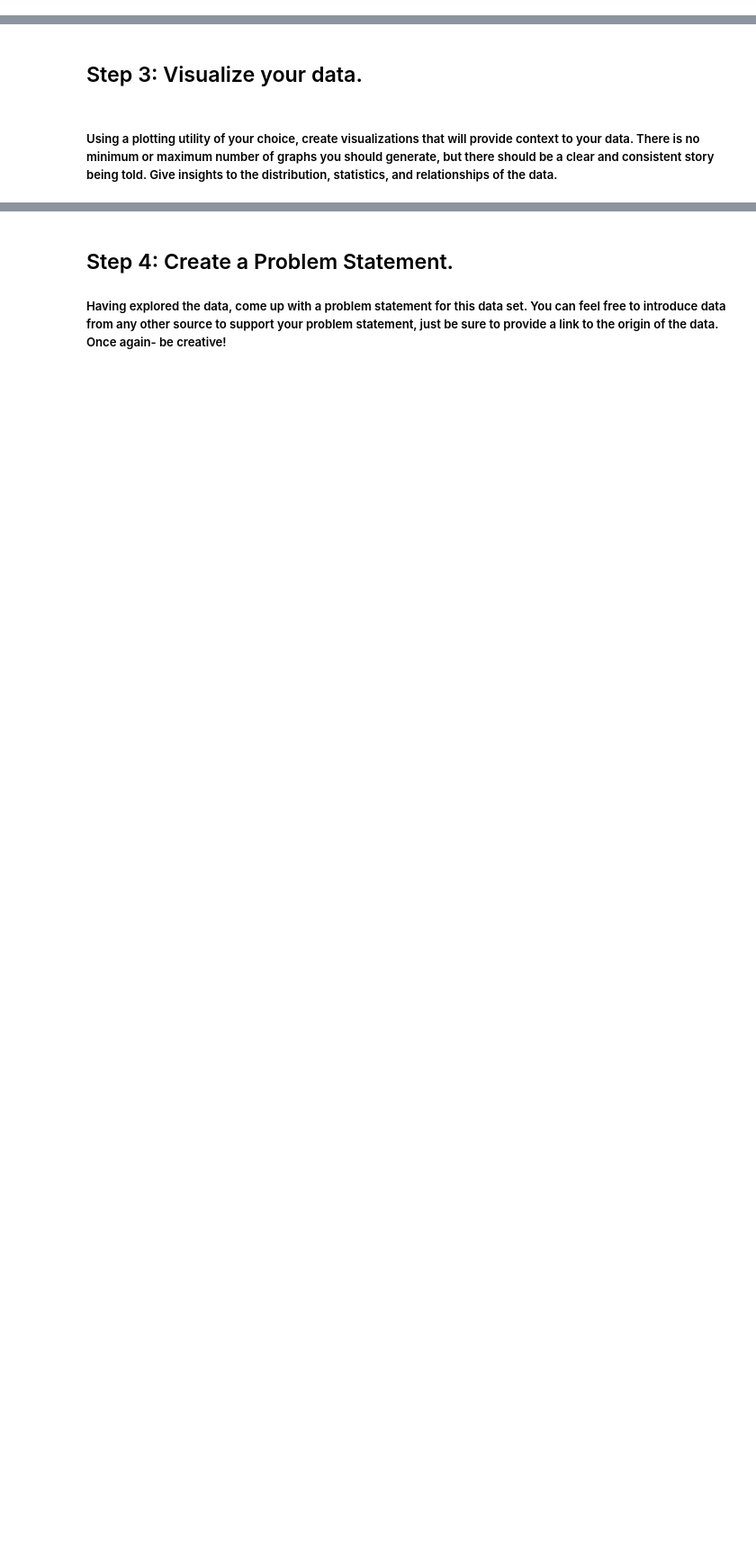
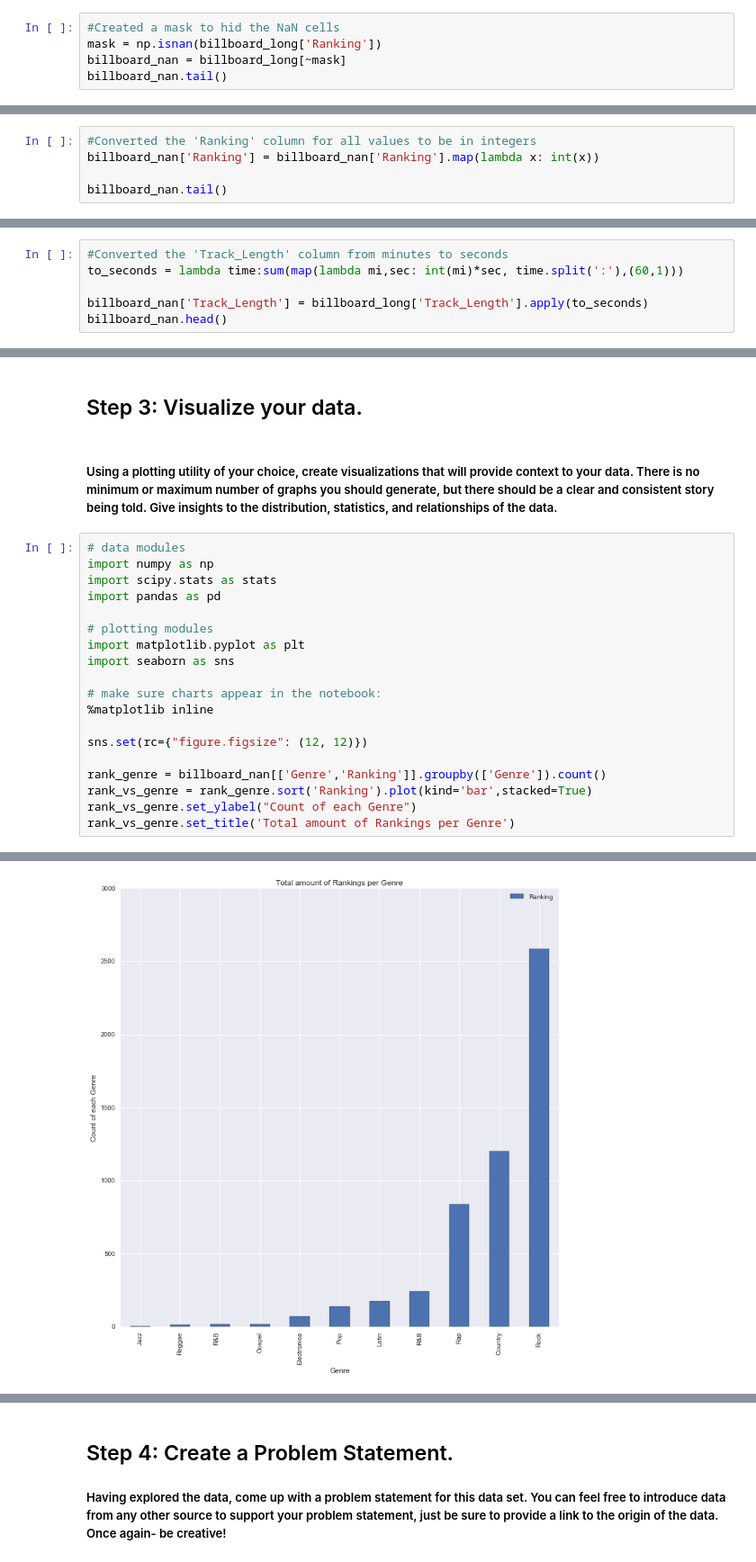
Before and after one commit to jrcmalunay/DSI-SF-1-JRCMALUNAY, a Jupyter notebook: projects/project-02/starter-code/project_2.ipynb, the cells around one changed output, grey strips where cells are left out. Shown: that part at 90% size. Saved outputs shown, nothing was run; the diff lists cells and outputs as text; blank space fills up the shorter version.

```diff
--- a/projects/project-02/starter-code/project_2.ipynb
+++ b/projects/project-02/starter-code/project_2.ipynb
@@ -53,0 +169,5 @@ pd.DataFrame(music_dict)
+# %%
+#Created a mask to hid the NaN cells
+mask = np.isnan(billboard_long['Ranking'])
+billboard_nan = billboard_long[~mask]
+billboard_nan.tail()
@@ -53,0 +187,5 @@ pd.DataFrame(music_dict)
+# %%
+#Converted the 'Ranking' column for all values to be in integers
+billboard_nan['Ranking'] = billboard_nan['Ranking'].map(lambda x: int(x))
+
+billboard_nan.tail()
@@ -53,0 +204,6 @@ pd.DataFrame(music_dict)
+# %%
+#Converted the 'Track_Length' column from minutes to seconds
+to_seconds = lambda time:sum(map(lambda mi,sec: int(mi)*sec, time.split(':'),(60,1)))
+
+billboard_nan['Track_Length'] = billboard_long['Track_Length'].apply(to_seconds)
+billboard_nan.head()
@@ -55,3 +222,23 @@ pd.DataFrame(music_dict)
 ## Step 3: Visualize your data.
 # %% [markdown]
 ##### Using a plotting utility of your choice, create visualizations that will provide context to your data. There is no minimum or maximum number of graphs you should generate, but there should be a clear and consistent story being told. Give insights to the distribution, statistics, and relationships of the data.
+# %%
+# data modules
+import numpy as np
+import scipy.stats as stats
+import pandas as pd
+
+# plotting modules
+import matplotlib.pyplot as plt
+import seaborn as sns
+
+# make sure charts appear in the notebook:
+%matplotlib inline
+
+sns.set(rc={"figure.figsize": (12, 12)})
+
+rank_genre = billboard_nan[['Genre','Ranking']].groupby(['Genre']).count()
+rank_vs_genre = rank_genre.sort('Ranking').plot(kind='bar',stacked=True)
+rank_vs_genre.set_ylabel("Count of each Genre")
+rank_vs_genre.set_title('Total amount of Rankings per Genre')
+# %% [output]
@@ -57,0 +246 @@ pd.DataFrame(music_dict)
+[figure, added]
```
Also changed, not shown: parts of 18 cells of this notebook.
